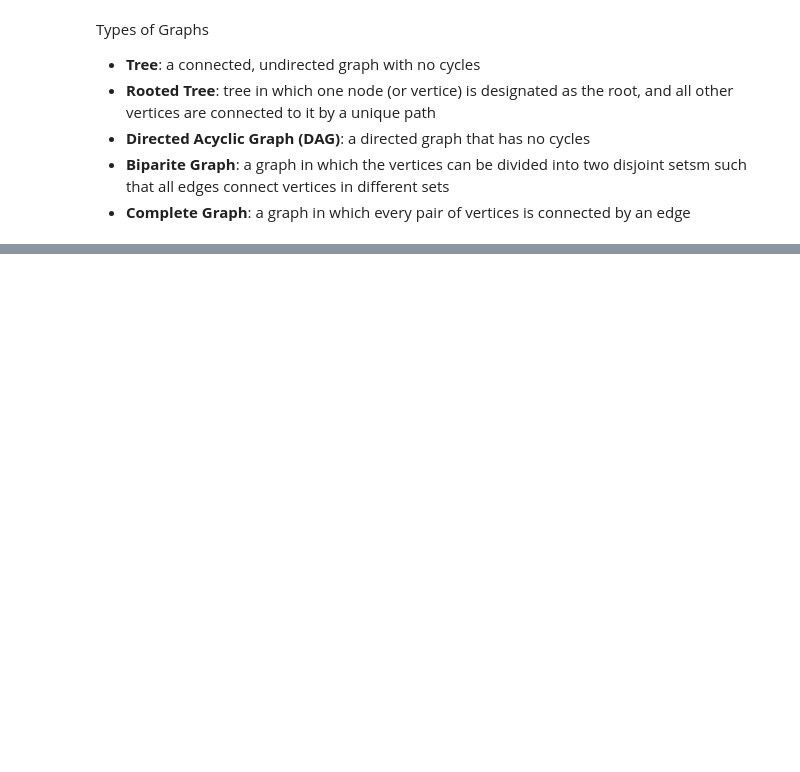
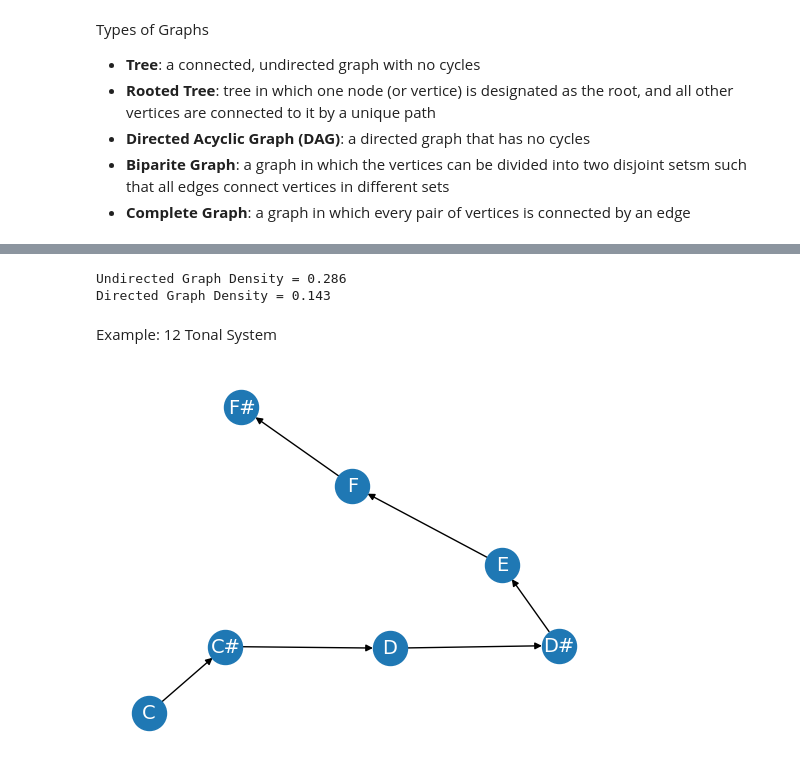
Before and after one commit to JordanEisinger/learning-practice, a Jupyter notebook: python/hands-on-graph-neural-networks-using-python/ch2-graph-theory-for-gnn.ipynb, the cells around one changed output, grey strips where cells are left out. Cells and saved outputs as stored; diff of their text form; code cells hidden in the pictures; blank space fills up the shorter version.

Commit message:
Added degrees, centrality measures, and density formula

```diff
--- a/python/hands-on-graph-neural-networks-using-python/ch2-graph-theory-for-gnn.ipynb
+++ b/python/hands-on-graph-neural-networks-using-python/ch2-graph-theory-for-gnn.ipynb
@@ -140,0 +166,27 @@ Types of Graphs
+# %%
+m = G.number_of_edges()
+n = G.number_of_nodes()
+max_edges_u = (n*(n-1))/2
+max_edges_d = n*(n-1)
+
+print(f"Undirected Graph Density = {m / max_edges_u:.3f}")
+print(f"Directed Graph Density = {m / max_edges_d:.3f}")
+# %% [output]
+Undirected Graph Density = 0.286
+Directed Graph Density = 0.143
+# %% [markdown]
+Example: 12 Tonal System
+# %%
+DG = nx.DiGraph()
+DG.add_edges_from([('C', 'C#'), ('C#', 'D'), ('D', 'D#'), ('D#', 'E'), ('E', 'F'), ('F', 'F#')])
+
+plt.axis('off')
+nx.draw_networkx(DG,
+                pos=nx.spring_layout(DG, seed=0),
+                node_size=600,
+                cmap='coolwarm',
+                font_size=14,
+                font_color='white'
+                )
+# %% [output]
+[figure, added]
```
Also changed, not shown: parts of 4 cells of this notebook.
